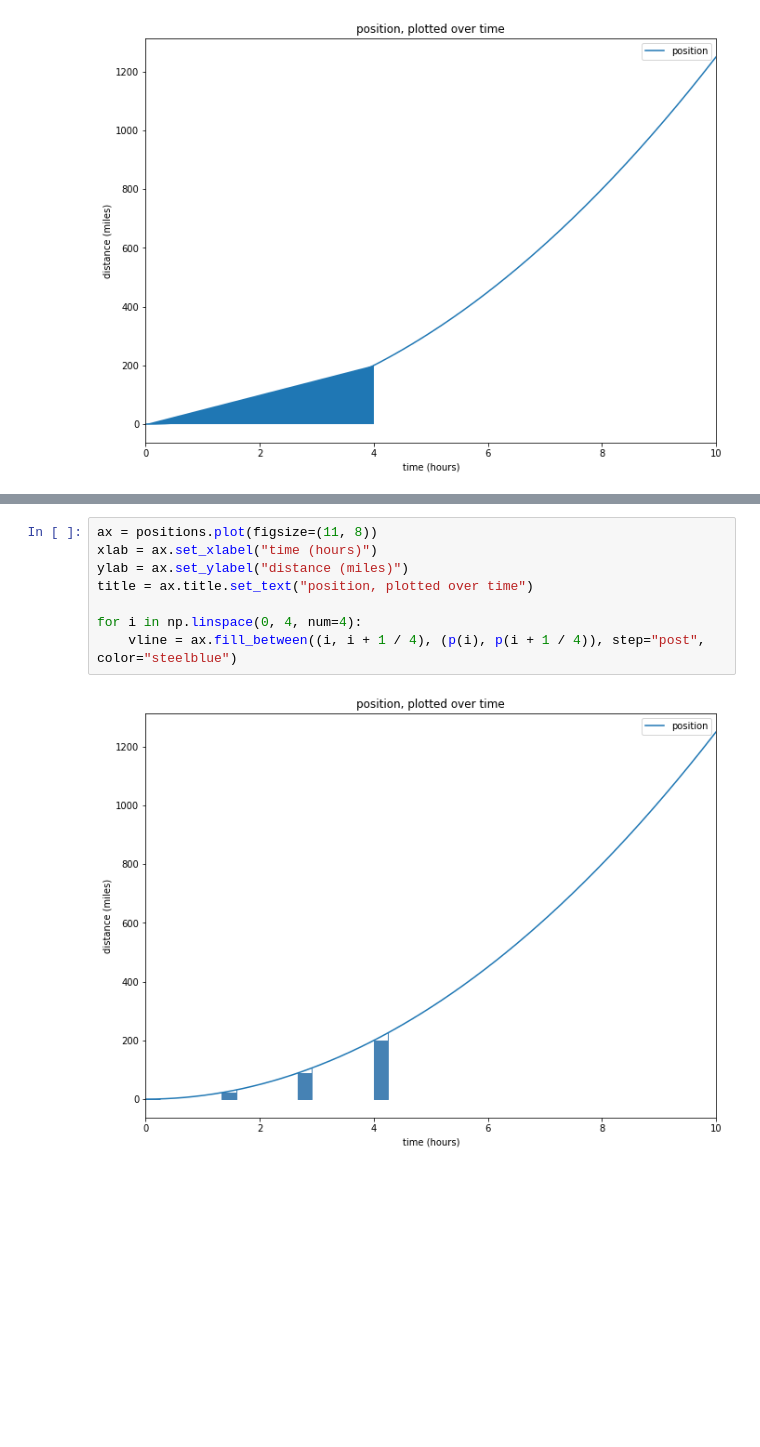
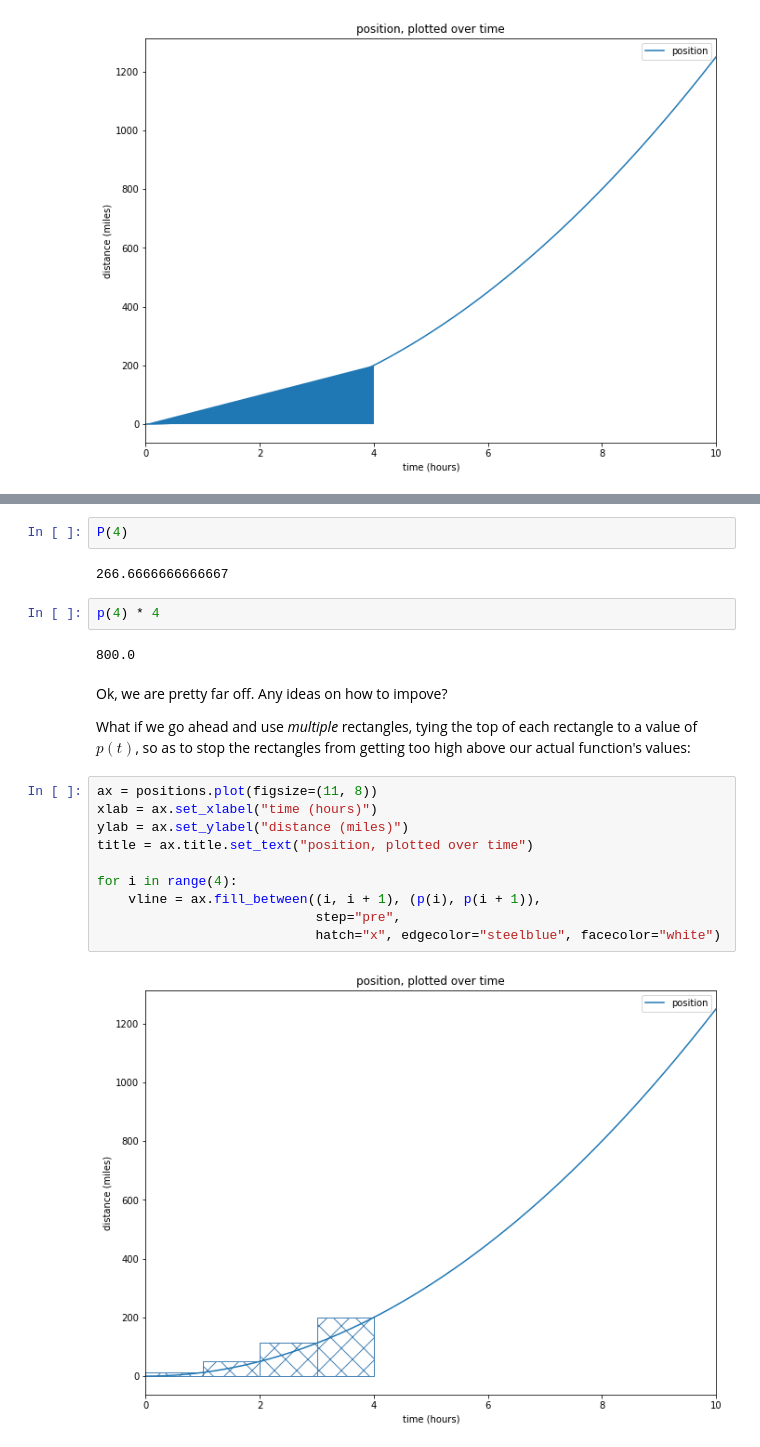
Before and after one commit to contently/math_class, a Jupyter notebook: calculus_integrals.ipynb, the cells around one changed output, grey strips where cells are left out. Cells and saved outputs as stored; diff of their text form; blank space fills up the shorter version.

```diff
--- a/calculus_integrals.ipynb
+++ b/calculus_integrals.ipynb
@@ -117,10 +149,24 @@ vline = ax.fill_between((0, 4), (p(0), p(4)))
+# %%
+P(4)
+# %% [output]
+266.6666666666667
+# %%
+p(4) * 4
+# %% [output]
+800.0
+# %% [markdown]
+Ok, we are pretty far off. Any ideas on how to impove?
+
+What if we go ahead and use _multiple_ rectangles, tying the top of each rectangle to a value of $p(t)$, so as to stop the rectangles from getting too high above our actual function's values:
 # %%
 ax = positions.plot(figsize=(11, 8))
 xlab = ax.set_xlabel("time (hours)")
 ylab = ax.set_ylabel("distance (miles)")
 title = ax.title.set_text("position, plotted over time")
 
-for i in np.linspace(0, 4, num=4):
-    vline = ax.fill_between((i, i + 1 / 4), (p(i), p(i + 1 / 4)), step="post", color="steelblue")
+for i in range(4):
+    vline = ax.fill_between((i, i + 1), (p(i), p(i + 1)),
+                            step="pre",
+                            hatch="x", edgecolor="steelblue", facecolor="white")
 # %% [output]
-[figure, old version]
+[figure, new version]
```
Also changed, not shown: parts of 46 cells of this notebook.
